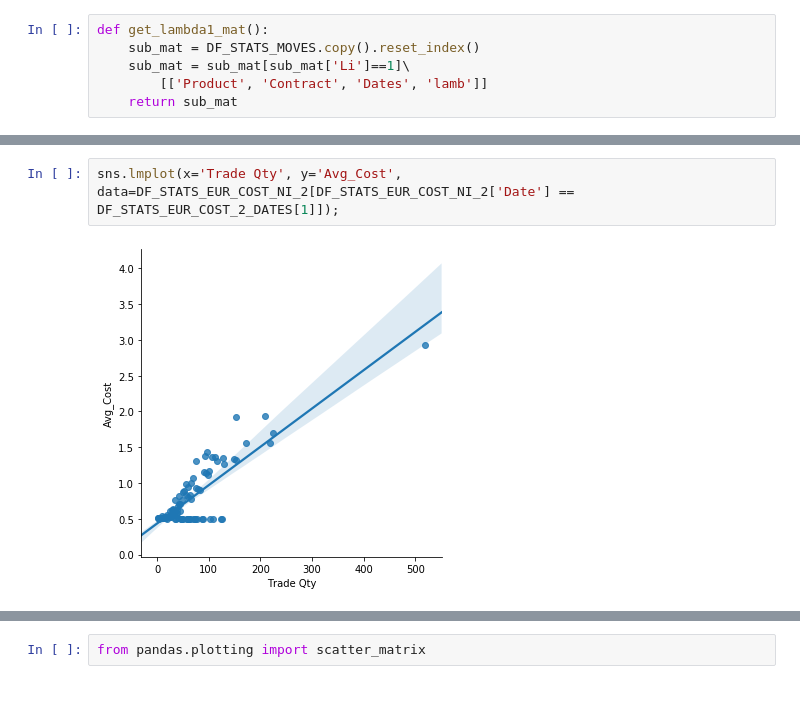
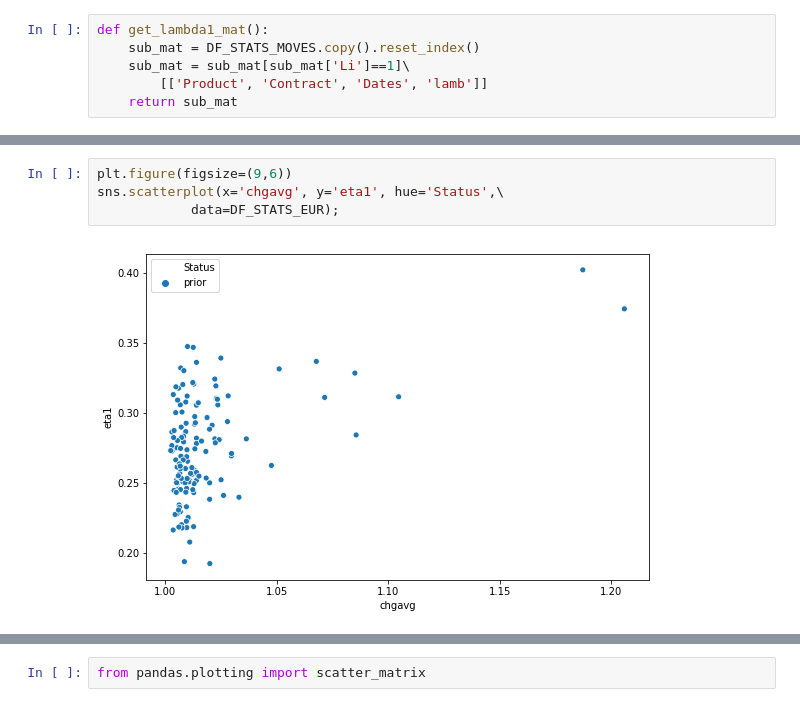
Before and after one commit to fagan2888/UZStats, a Jupyter notebook: CME_Tick_Changes.ipynb, the cells around one changed output, grey strips where cells are left out. Drawn from its saved outputs; the diff is of its cells as text.

```diff
--- a/CME_Tick_Changes.ipynb
+++ b/CME_Tick_Changes.ipynb
@@ -552,4 +318,6 @@ sns.lmplot(x='Trade Qty', y='Avg_Cost', data=DF_STATS_EUR_COST_NI_2[DF_STATS_EUR
-# %%
-sns.lmplot(x='Trade Qty', y='Avg_Cost', data=DF_STATS_EUR_COST_NI_2[DF_STATS_EUR_COST_NI_2['Date'] == DF_STATS_EUR_COST_2_DATES[1]]);
-# %% [output]
-[figure, removed]
+# %%
+plt.figure(figsize=(9,6))
+sns.scatterplot(x='chgavg', y='eta1', hue='Status',\
+            data=DF_STATS_EUR);
+# %% [output]
+[figure, added]
```
Also changed, not shown: parts of 120 cells of this notebook.
